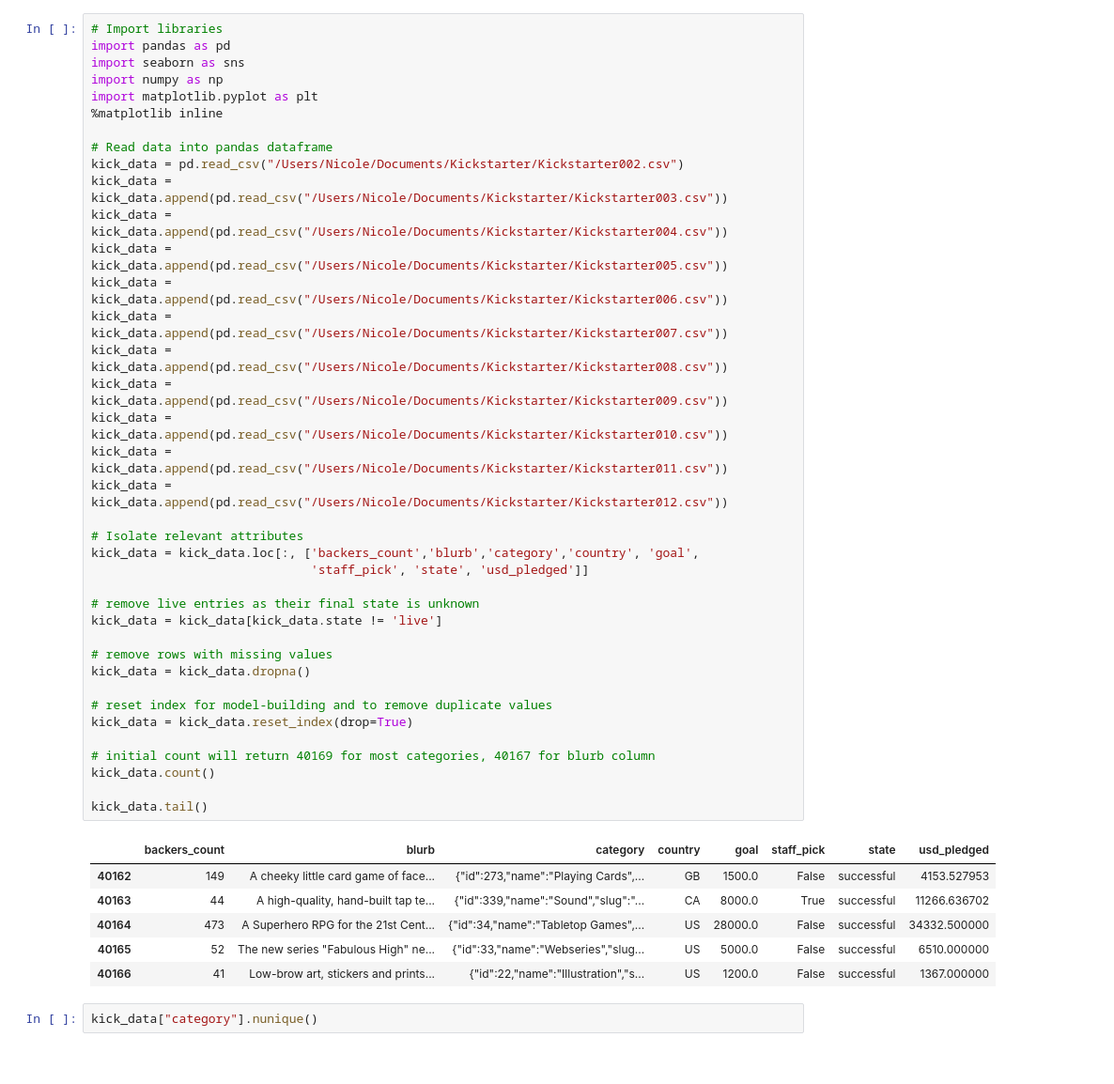
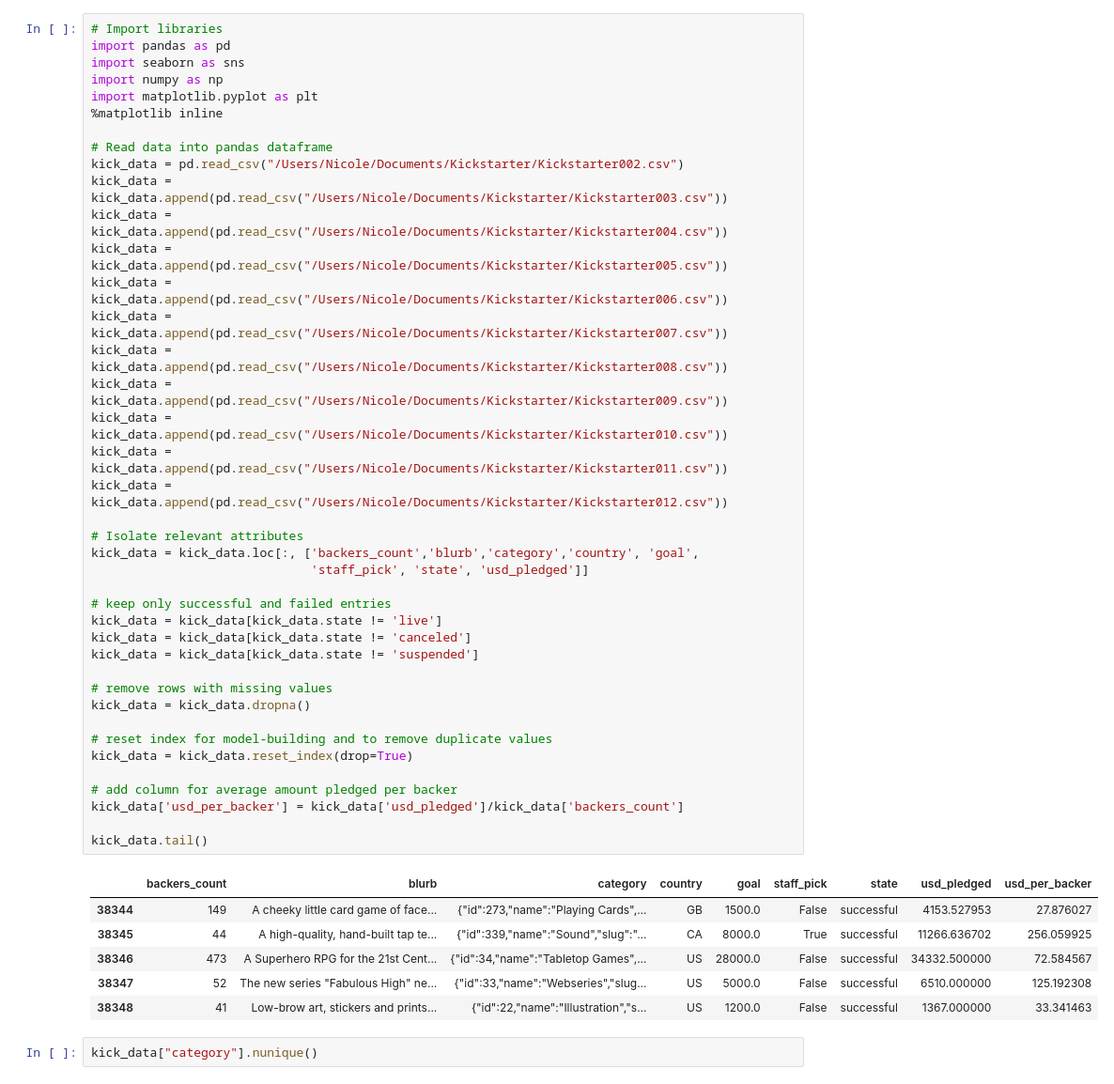
Before and after one commit to NicoleGololobov/Kickstarter, a Jupyter notebook: JupyterK.ipynb, the cells around one changed output. Shown: that part at 94% size. Drawn from its saved outputs; the diff is of its cells as text.

```diff
--- a/JupyterK.ipynb
+++ b/JupyterK.ipynb
@@ -7,42 +7,44 @@ import matplotlib.pyplot as plt
 %matplotlib inline
 
 # Read data into pandas dataframe
 kick_data = pd.read_csv("/Users/Nicole/Documents/Kickstarter/Kickstarter002.csv")
 kick_data = kick_data.append(pd.read_csv("/Users/Nicole/Documents/Kickstarter/Kickstarter003.csv"))
 kick_data = kick_data.append(pd.read_csv("/Users/Nicole/Documents/Kickstarter/Kickstarter004.csv"))
 kick_data = kick_data.append(pd.read_csv("/Users/Nicole/Documents/Kickstarter/Kickstarter005.csv"))
 kick_data = kick_data.append(pd.read_csv("/Users/Nicole/Documents/Kickstarter/Kickstarter006.csv"))
 kick_data = kick_data.append(pd.read_csv("/Users/Nicole/Documents/Kickstarter/Kickstarter007.csv"))
 kick_data = kick_data.append(pd.read_csv("/Users/Nicole/Documents/Kickstarter/Kickstarter008.csv"))
 kick_data = kick_data.append(pd.read_csv("/Users/Nicole/Documents/Kickstarter/Kickstarter009.csv"))
 kick_data = kick_data.append(pd.read_csv("/Users/Nicole/Documents/Kickstarter/Kickstarter010.csv"))
 kick_data = kick_data.append(pd.read_csv("/Users/Nicole/Documents/Kickstarter/Kickstarter011.csv"))
 kick_data = kick_data.append(pd.read_csv("/Users/Nicole/Documents/Kickstarter/Kickstarter012.csv"))
 
 # Isolate relevant attributes
 kick_data = kick_data.loc[:, ['backers_count','blurb','category','country', 'goal',
                               'staff_pick', 'state', 'usd_pledged']]
 
-# remove live entries as their final state is unknown
+# keep only successful and failed entries
 kick_data = kick_data[kick_data.state != 'live']
+kick_data = kick_data[kick_data.state != 'canceled']
+kick_data = kick_data[kick_data.state != 'suspended']
 
 # remove rows with missing values
 kick_data = kick_data.dropna()
 
 # reset index for model-building and to remove duplicate values
 kick_data = kick_data.reset_index(drop=True)
 
-# initial count will return 40169 for most categories, 40167 for blurb column
-kick_data.count()
+# add column for average amount pledged per backer
+kick_data['usd_per_backer'] = kick_data['usd_pledged']/kick_data['backers_count']
 
 kick_data.tail()
 # %% [output]
-|  | backers_count | blurb | category | country | goal | staff_pick | state | usd_pledged |
-| 40162 | 149 | A cheeky little card game of face... | {"id":273,"name":"Playing Cards",... | GB | 1500.0 | False | successful | 4153.527953 |
-| 40163 | 44 | A high-quality, hand-built tap te... | {"id":339,"name":"Sound","slug":"... | CA | 8000.0 | True | successful | 11266.636702 |
-| 40164 | 473 | A Superhero RPG for the 21st Cent... | {"id":34,"name":"Tabletop Games",... | US | 28000.0 | False | successful | 34332.500000 |
-| 40165 | 52 | The new series "Fabulous High" ne... | {"id":33,"name":"Webseries","slug... | US | 5000.0 | False | successful | 6510.000000 |
-| 40166 | 41 | Low-brow art, stickers and prints... | {"id":22,"name":"Illustration","s... | US | 1200.0 | False | successful | 1367.000000 |
+|  | backers_count | blurb | category | country | goal | staff_pick | state | usd_pledged | usd_per_backer |
+| 38344 | 149 | A cheeky little card game of face... | {"id":273,"name":"Playing Cards",... | GB | 1500.0 | False | successful | 4153.527953 | 27.876027 |
+| 38345 | 44 | A high-quality, hand-built tap te... | {"id":339,"name":"Sound","slug":"... | CA | 8000.0 | True | successful | 11266.636702 | 256.059925 |
+| 38346 | 473 | A Superhero RPG for the 21st Cent... | {"id":34,"name":"Tabletop Games",... | US | 28000.0 | False | successful | 34332.500000 | 72.584567 |
+| 38347 | 52 | The new series "Fabulous High" ne... | {"id":33,"name":"Webseries","slug... | US | 5000.0 | False | successful | 6510.000000 | 125.192308 |
+| 38348 | 41 | Low-brow art, stickers and prints... | {"id":22,"name":"Illustration","s... | US | 1200.0 | False | successful | 1367.000000 | 33.341463 |
 # %%
 kick_data["category"].nunique()
 # %% [output]
```
Also changed, not shown: parts of 10 cells of this notebook.
